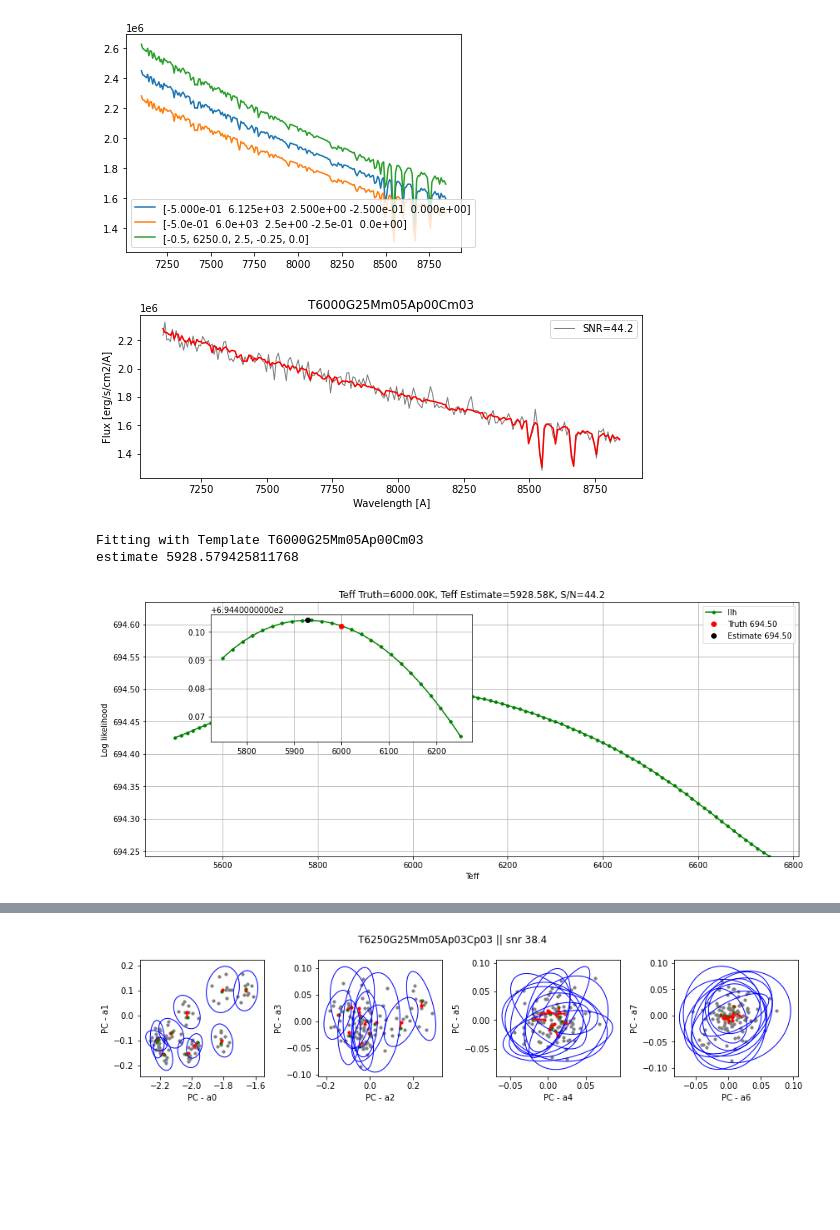
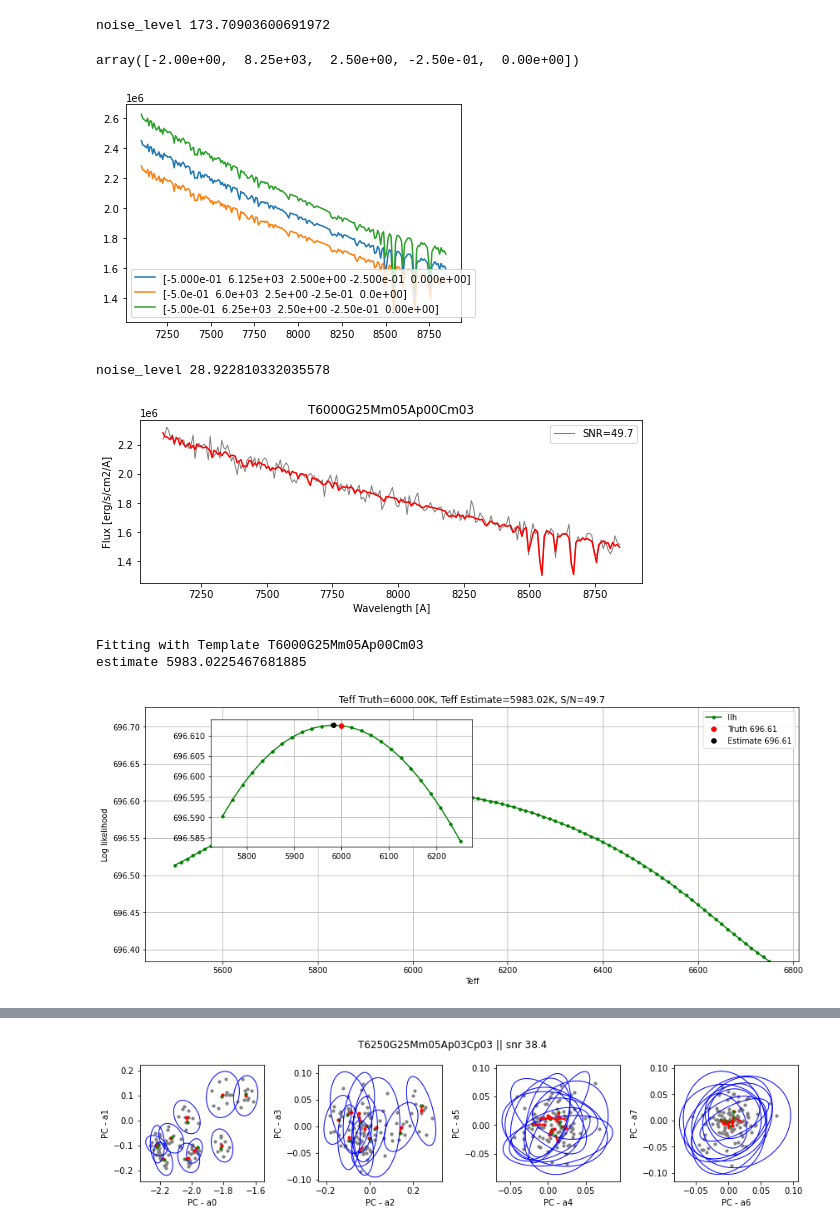
Before and after one commit to ViskaWei/PIML_v0, a Jupyter notebook: nb/rbf_on_pca.ipynb, the cells around one changed output, grey strips where cells are left out. Cells and saved outputs as stored; diff of their text form; code cells hidden in the pictures; blank space fills up the shorter version.

```diff
--- a/nb/rbf_on_pca.ipynb
+++ b/nb/rbf_on_pca.ipynb
@@ -28,3 +29,5 @@ bb.init(W,R, Res,step, onPCA=1)
 Building RBF with gaussan kernel on data shape (2880,)
 Building RBF with gaussan kernel on data shape (2880, 10)
 [figure]
+# %%
+sky = bb.Obs.load_sky_H()
@@ -30,0 +237,3 @@ Building RBF with gaussan kernel on data shape (2880, 10)
+# %%
+noise_level=1; N=1
+obsfluxs, obsvar = bb.Obs.add_obs_to_flux_N(bb.flux_M, noise_level, N)
@@ -31,10 +282,22 @@ Building RBF with gaussan kernel on data shape (2880, 10)
+# %%
+pmt= bb.PhyMid
+snr = 10
+obsflux, obsvar = bb.make_obs_from_pmt(pmt, snr, N=2, plot=0)
+# %% [output]
+noise_level 173.70903600691972
+# %%
+pmt2
+# %% [output]
+array([-2.00e+00,  8.25e+03,  2.50e+00, -2.50e-01,  0.00e+00])
 # %%
-pmt2 = [-5.0e-01,  6.25e+03,  2.5e+00, -2.5e-01,  0.0e+00]
+pmt2 = np.copy(bb.PhyMid)
+pmt2[1]+=250
 bb.test_rbf(bb.PhyMid, pmt2)
 # %% [output]
-[figure, old version]
+[figure, new version]
 # %%
 snr =50
 obsflux, obsvar = bb.make_obs_from_pmt(bb.PhyMid, snr, plot=1)
 # %% [output]
+noise_level 28.922810332035578
-[figure, old version]
+[figure, new version]
@@ -45,8 +306,8 @@ temp_pmt = bb.PhyMid
 _=bb.LLH.eval_pmt_on_axis(temp_pmt, temp_pmt[1], obsflux, obsvar, axis="T")
 # %% [output]
 Fitting with Template T6000G25Mm05Ap00Cm03
-estimate 5928.579425811768
+estimate 5983.0225467681885
-[figure, old version]
+[figure, new version]
 # %%
 _=bb.LLH.eval_pmt_on_axis(temp_pmt, temp_pmt[0], obsflux, obsvar, axis="M")
 # %% [output]
```
Also changed, not shown: parts of 107 cells of this notebook, 4 other files.
